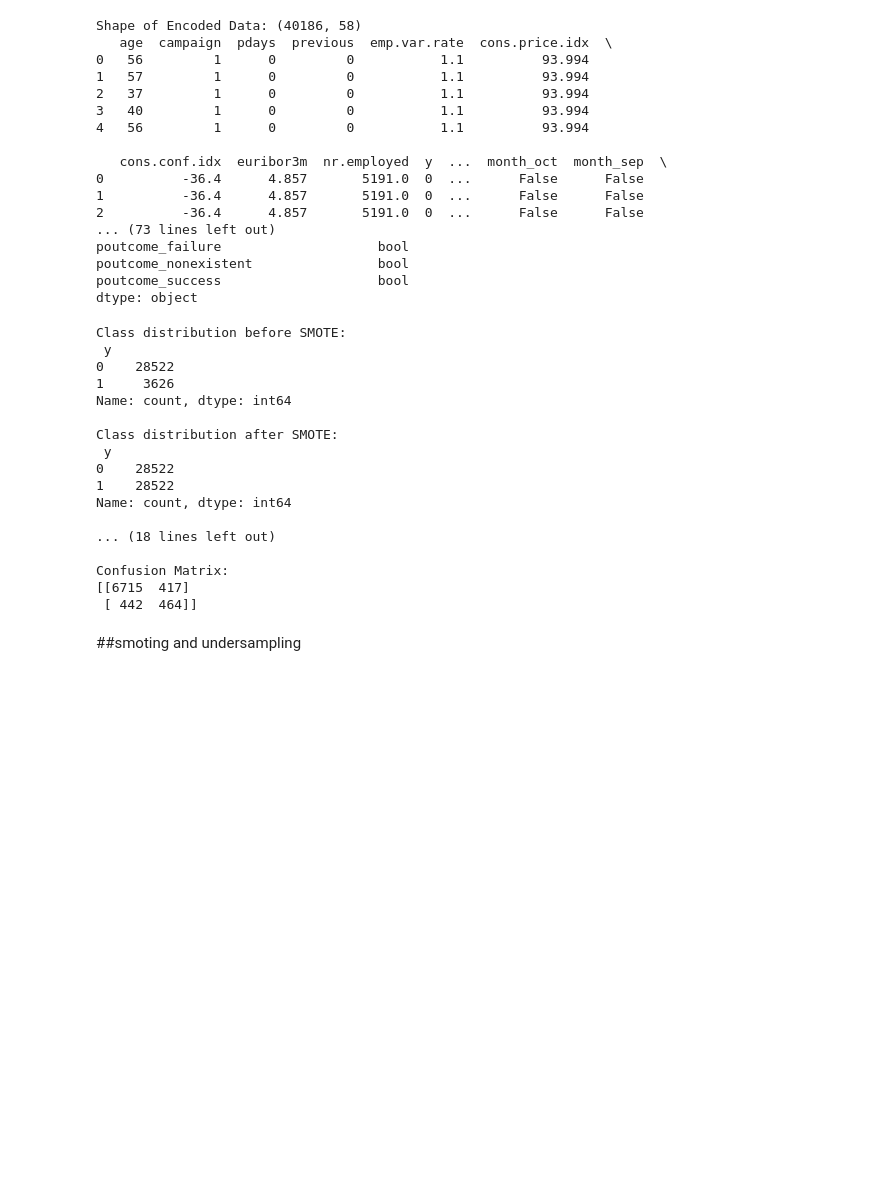
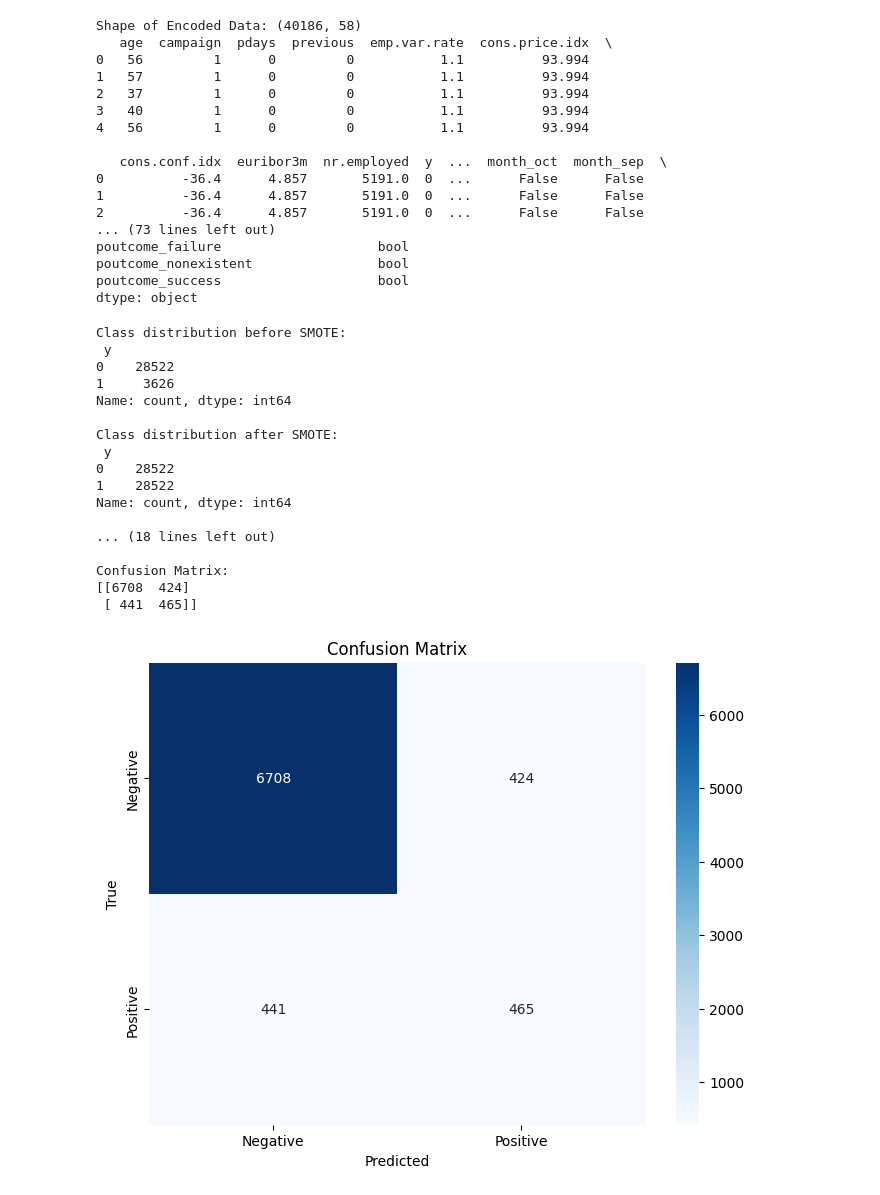
Before and after one commit to vinuka03/Predicting-Term-Deposit-Subscription-, a Jupyter notebook: Models/RandomForest.ipynb, the cells around one changed output. Saved outputs shown, nothing was run; the diff lists cells and outputs as text; code cells hidden in the pictures; blank space fills up the shorter version.

Commit message:
Final model(Random Forest)

```diff
--- a/Models/RandomForest.ipynb
+++ b/Models/RandomForest.ipynb
@@ -368,6 +368,8 @@ poutcome_nonexistent                bool
 poutcome_success                    bool
 dtype: object
 # %%
+import matplotlib.pyplot as plt
+import seaborn as sns
 from sklearn.model_selection import train_test_split, cross_val_score
 from imblearn.over_sampling import SMOTE
 from sklearn.ensemble import RandomForestClassifier
@@ -390,13 +392,12 @@ print("\nClass distribution after SMOTE:\n", y_train_smote.value_counts())
 
 # Initialize the Random Forest model with some hyperparameters
 rf_model = RandomForestClassifier(
-    n_estimators=200,       # Increased number of trees
+    n_estimators=300,       # Increased number of trees
     max_depth=20,           # Set max depth to control overfitting
-    min_samples_split=10,    # Minimum number of samples to split a node
-    min_samples_leaf=5,     # Minimum number of samples at leaf nodes
+    min_samples_split=10,
+    min_samples_leaf=5,
     class_weight='balanced',
-    random_state=42       # For reproducibility
-
+    random_state=42
 )
 
 # Train the Random Forest model on the SMOTE-balanced training set
@@ -426,35 +427,43 @@ print(f"\nTest Accuracy: {test_accuracy:.4f}")
 print(f"Training Accuracy: {train_accuracy:.4f}")
 print(f"Overall Accuracy: {overall_accuracy:.4f}")
 print(f"ROC-AUC Score: {roc_auc:.4f}")
 
 # Display cross-validation scores
 print(f"\nCross-validation Scores (5-fold): {cv_scores}")
 print(f"Average Cross-validation Accuracy: {cv_scores.mean():.4f}")
 
 # Classification report
 print("\nClassification Report:")
 print(classification_report(y_test, y_test_pred))
 
 # Confusion matrix
+cm = confusion_matrix(y_test, y_test_pred)
 print("\nConfusion Matrix:")
-print(confusion_matrix(y_test, y_test_pred))
+print(cm)
+
+# Plot Confusion Matrix using Seaborn
+plt.figure(figsize=(8, 6))
+sns.heatmap(cm, annot=True, fmt='d', cmap='Blues', xticklabels=['Negative', 'Positive'], yticklabels=['Negative', 'Positive'])
+plt.xlabel('Predicted')
+plt.ylabel('True')
+plt.title('Confusion Matrix')
+plt.show()
 # %% [output]
 Class distribution before SMOTE:
  y
 0    28522
 1     3626
 Name: count, dtype: int64
 
 Class distribution after SMOTE:
  y
 0    28522
 1    28522
 Name: count, dtype: int64
 
 ... (18 lines left out)
 
 Confusion Matrix:
-[[6715  417]
- [ 442  464]]
+[[6708  424]
+ [ 441  465]]
+[figure, added]
-# %% [markdown]
-##smoting and undersampling
```
Also changed, not shown: parts of 4 cells of this notebook.
